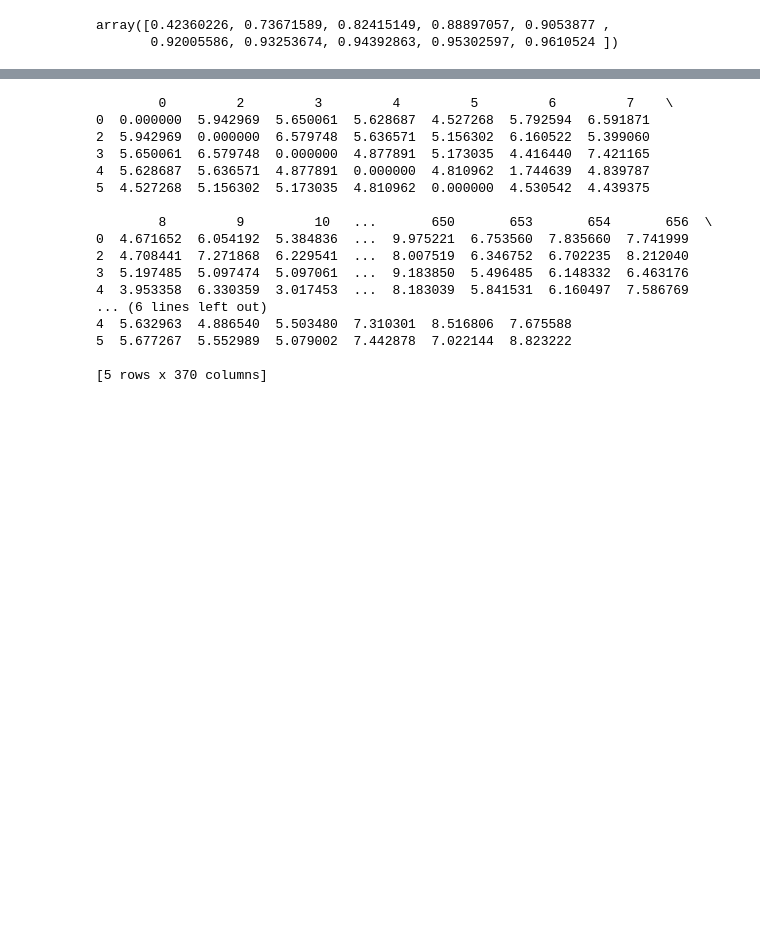
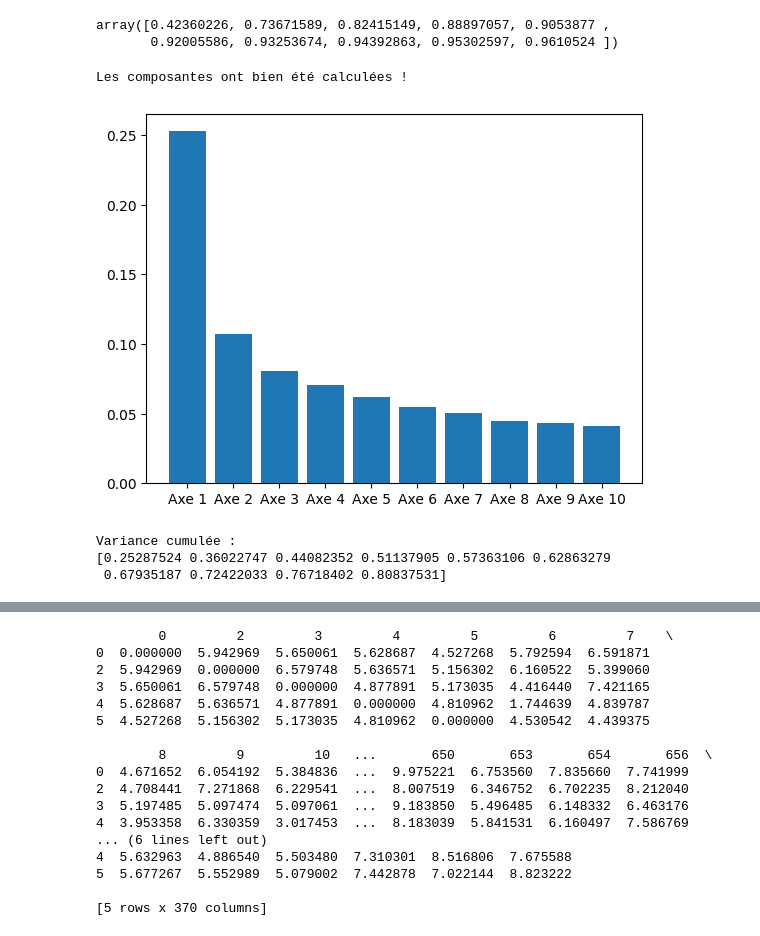
Before and after one commit to Menak49/alcohol-consumption-data-analysis, a Jupyter notebook: source/PCA_AFTD_CAH.ipynb, the cells around one changed output, grey strips where cells are left out. Drawn from its saved outputs; the diff is of its cells as text; code cells hidden in the pictures; blank space fills up the shorter version.

```diff
--- a/source/PCA_AFTD_CAH.ipynb
+++ b/source/PCA_AFTD_CAH.ipynb
@@ -46,3 +46,30 @@ np.cumsum(cls.explained_variance_ratio_)
 [figure]
 array([0.42360226, 0.73671589, 0.82415149, 0.88897057, 0.9053877 ,
        0.92005586, 0.93253674, 0.94392863, 0.95302597, 0.9610524 ])
+# %%
+# 1. On standardise les données
+scaler = StandardScaler()
+data_scaled = scaler.fit_transform(data)
+
+# 2. On initialise la PCA
+cls = PCA(n_components=10)
+
+# 3. ON ENTRAÎNE LA PCA sur les données standardisées (c'est la ligne qui manquait !)
+pcs = cls.fit_transform(data_scaled)
+
+# Maintenant ça marche ! La PCA a calculé ses composantes
+print("Les composantes ont bien été calculées !")
+# cls.components_  # (Vous pouvez décommenter si vous voulez afficher la grosse matrice)
+
+# 4. Affichage de la variance
+plt.bar([f"Axe {i+1}" for i in range(10)], cls.explained_variance_ratio_)
+plt.show()
+
+print("Variance cumulée :")
+print(np.cumsum(cls.explained_variance_ratio_))
+# %% [output]
+Les composantes ont bien été calculées !
+[figure, added]
+Variance cumulée :
+[0.25287524 0.36022747 0.44082352 0.51137905 0.57363106 0.62863279
+ 0.67935187 0.72422033 0.76718402 0.80837531]
```
Also changed, not shown: parts of 18 cells of this notebook, 5 other files.
